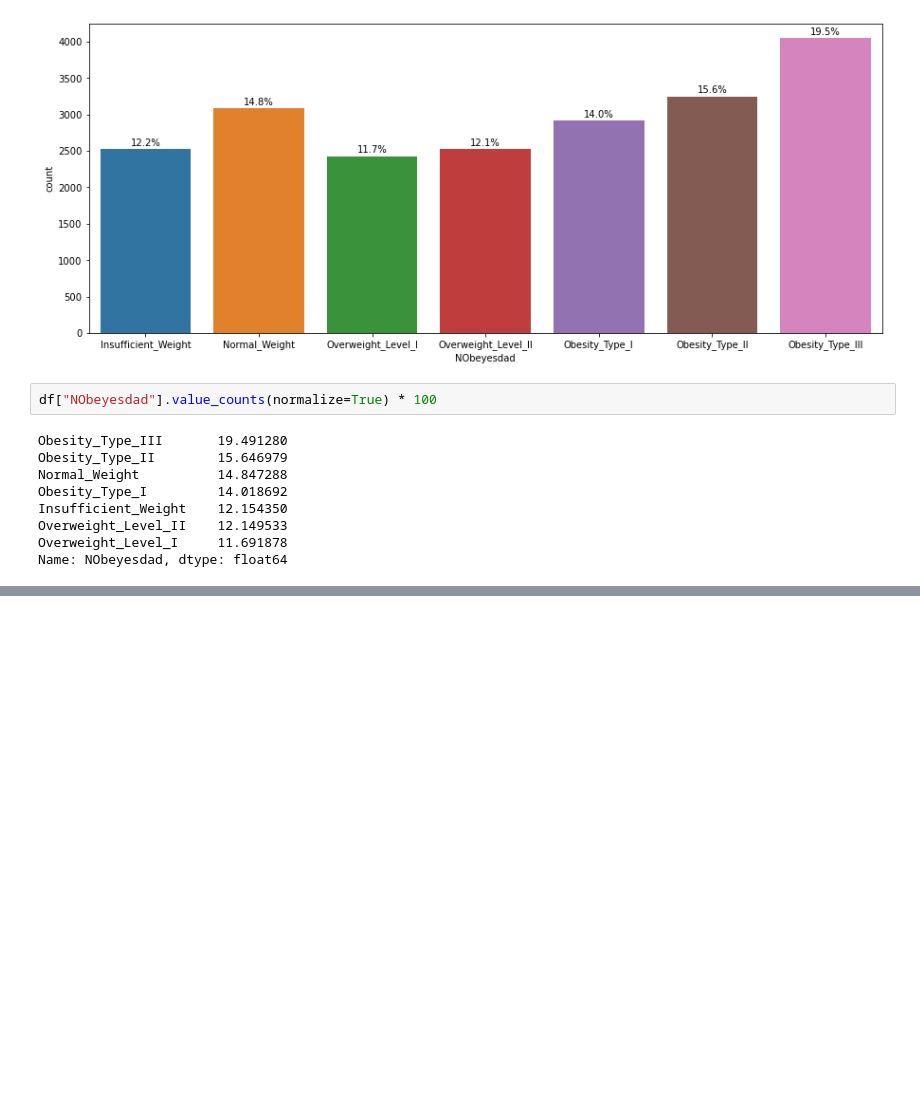
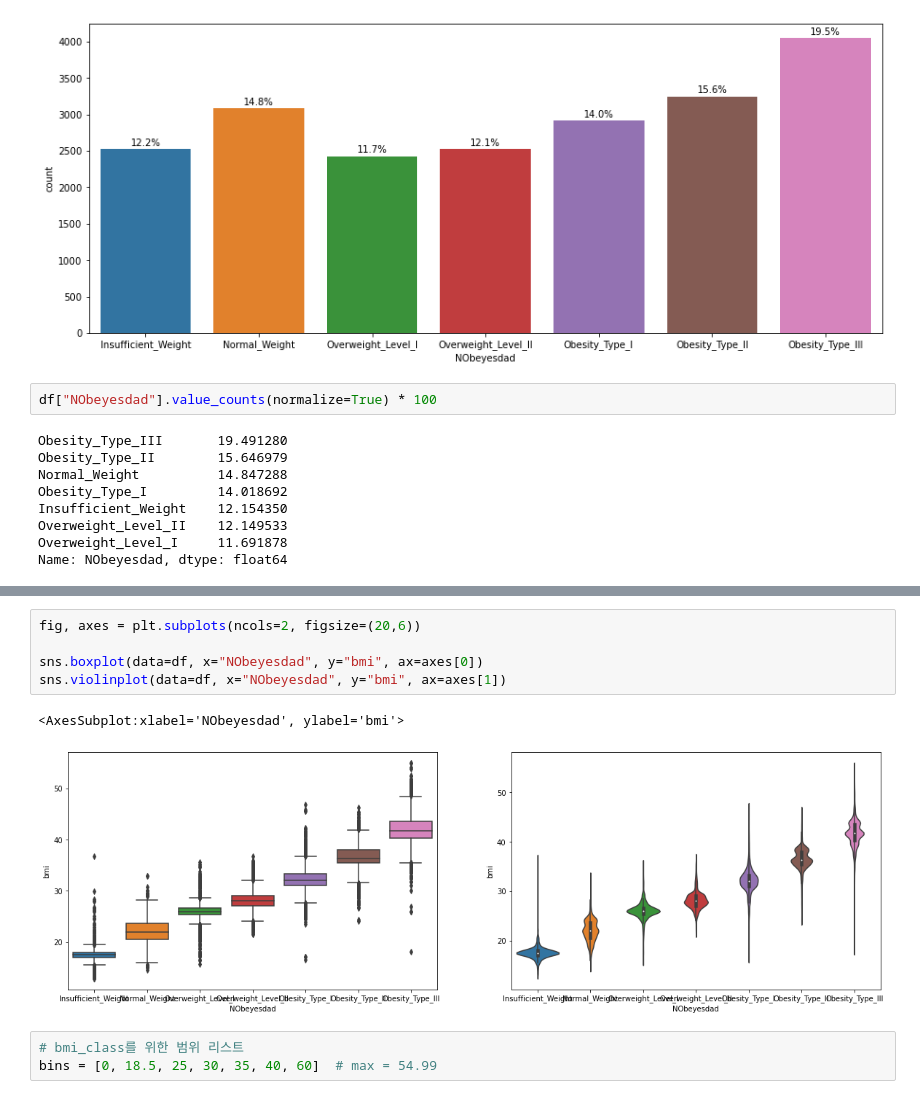
Before and after one commit to songye38/DAStudy, a Jupyter notebook: HYEWON/Prediction_of_Obesity_Risk_EDA.ipynb, the cells around one changed output, grey strips where cells are left out. Saved outputs shown, nothing was run; the diff lists cells and outputs as text; blank space fills up the shorter version.

```diff
--- a/HYEWON/Prediction_of_Obesity_Risk_EDA.ipynb
+++ b/HYEWON/Prediction_of_Obesity_Risk_EDA.ipynb
@@ -193,0 +215,11 @@ AttributeError: 'numpy.ndarray' object has no attribute 'split'
+# %%
+fig, axes = plt.subplots(ncols=2, figsize=(20,6))
+
+sns.boxplot(data=df, x="NObeyesdad", y="bmi", ax=axes[0])
+sns.violinplot(data=df, x="NObeyesdad", y="bmi", ax=axes[1])
+# %% [output]
+<AxesSubplot:xlabel='NObeyesdad', ylabel='bmi'>
+[figure, added]
+# %%
+# bmi_class를 위한 범위 리스트
+bins = [0, 18.5, 25, 30, 35, 40, 60]  # max = 54.99
```
Also changed, not shown: parts of 29 cells of this notebook.
